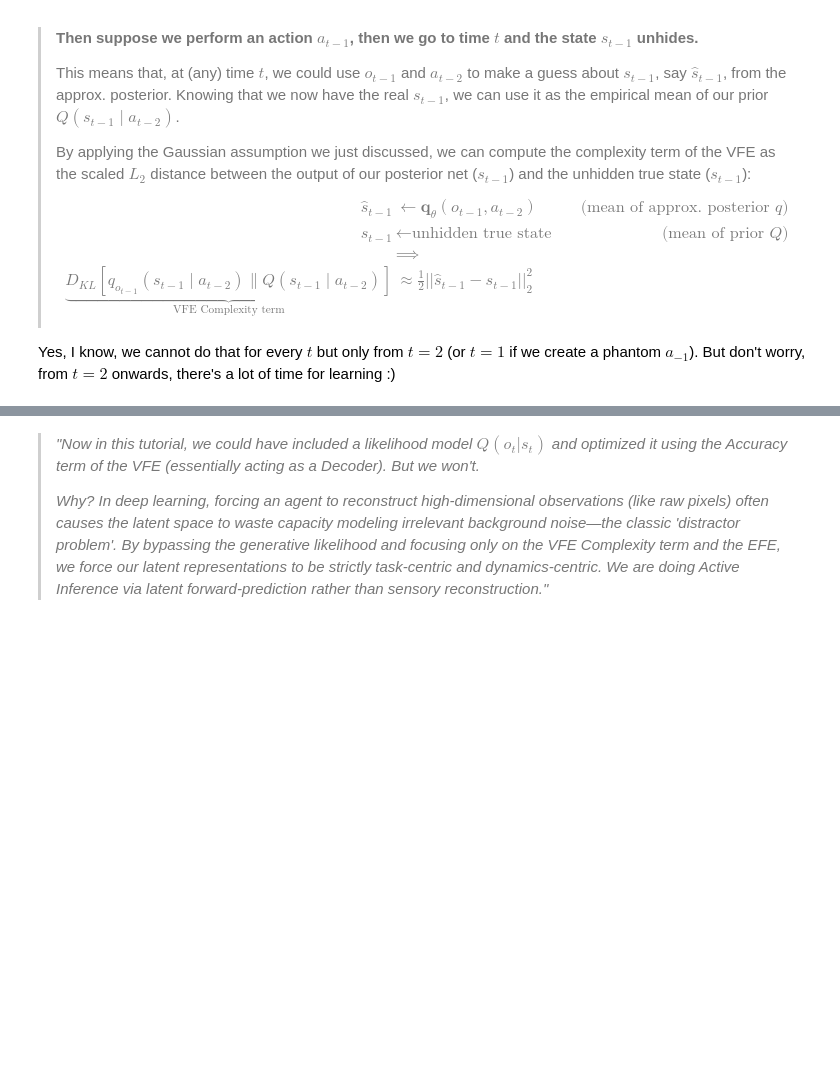
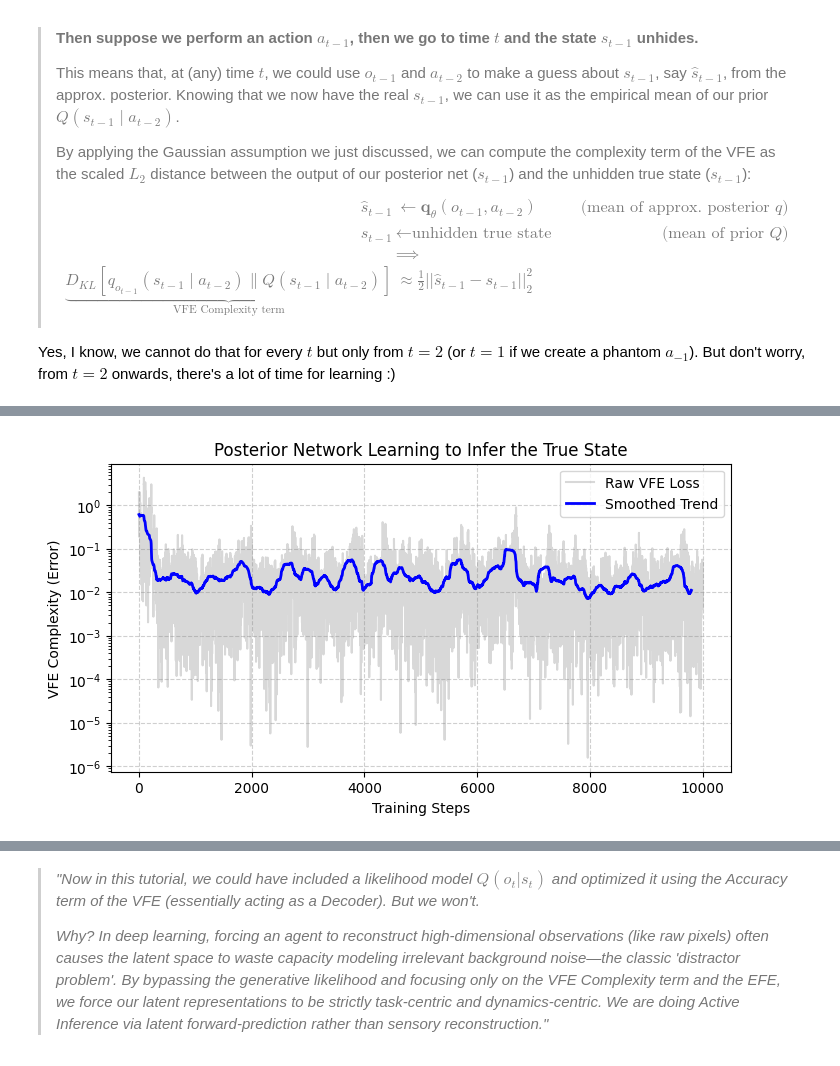
Before and after one commit to QwertyJacob/deep_active_inference_tutorial, a Jupyter notebook: main.ipynb, the cells around one changed output, grey strips where cells are left out. Drawn from its saved outputs; the diff is of its cells as text; code cells hidden in the pictures; blank space fills up the shorter version.

```diff
--- a/main.ipynb
+++ b/main.ipynb
@@ -941,0 +1314,80 @@ Yes, I know, we cannot do that for every $t$ but only from $t=2$ (or $t=1$ if we
+# %%
+import torch.optim as optim
+import matplotlib.pyplot as plt
+import numpy as np
+
+# 1. Re-initialize to ensure we start with a fresh, untrained brain!
+posterior_net = PosteriorNet(obs_dim=2, action_dim=5, state_dim=2).to(device)
+posterior_optimizer = optim.Adam(posterior_net.parameters(), lr=0.002)
+
+# 2. Reset the environment
+env = GridWorld(size=10)
+obs, true_s = env.reset()
+last_action = 0 # Arbitrary initial action
+
+# We will store the losses here to plot them later
+vfe_losses =[]
+
+print("Starting Random Exploration Training for the Posterior Net...\n")
+
+# 3. The Training Loop (1,000 steps of random wandering)
+for step in range(1, 10001):
+
+    # --- A. Format Data for PyTorch ---
+    obs_tensor = torch.FloatTensor(obs).unsqueeze(0).to(device)
+    true_s_tensor = torch.FloatTensor(true_s).unsqueeze(0).to(device)
+
+    # One-hot encode the last action
+    action_tensor = torch.tensor([last_action])
+    action_one_hot = F.one_hot(action_tensor, num_classes=env.action_space_size).float().to(device)
+
+    # --- B. Forward Pass (Guess the state) ---
+    guessed_state = posterior_net(obs_tensor, action_one_hot)
+
+    # --- C. Compute VFE Complexity (MSE scaled by 0.5) ---
+    vfe_complexity = 0.5 * F.mse_loss(guessed_state, true_s_tensor)
+
+    # --- D. Backpropagation (Update the weights) ---
+    posterior_optimizer.zero_grad()
+    vfe_complexity.backward()
+    posterior_optimizer.step()
+
+    # Save the loss for plotting
+    vfe_losses.append(vfe_complexity.item())
+
+    # --- E. Interact with the Environment ---
+    # Take a completely RANDOM action to explore the grid
+    action = np.random.choice(env.action_space_size)
+    next_obs, next_true_s = env.step(action)
+
+    # Update our variables for the next loop iteration
+    obs = next_obs
+    true_s = next_true_s
+    last_action = action
+
+    # Print progress every 200 steps
+    if step % 200 == 0:
+        guess_print = guessed_state.detach().cpu().numpy()[0].round(1)
+        print(f"Step {step:<4} | Target: {true_s} | Guess: {guess_print} | Loss: {vfe_complexity.item():.4f}")
+
+# 4. Plot the Convergence!
+# Because the environment is naturally noisy, the loss jumps around.
+# We will calculate a "Moving Average" to make the learning curve easier to see.
+def moving_average(data, window_size=200):
+    return np.convolve(data, np.ones(window_size)/window_size, mode='valid')
+
+smoothed_losses = moving_average(vfe_losses)
+
+plt.figure(figsize=(8, 4))
+plt.plot(vfe_losses, alpha=0.3, color='gray', label='Raw VFE Loss')
+plt.plot(smoothed_losses, color='blue', linewidth=2, label='Smoothed Trend')
+plt.title("Posterior Network Learning to Infer the True State")
+plt.xlabel("Training Steps")
+plt.ylabel("VFE Complexity (Error)")
+plt.legend()
+plt.yscale('log')
+plt.grid(True, linestyle='--', alpha=0.6)
+plt.show()
+
+print("\nTraining Complete! The downward trend proves the network learned to filter out the sensor noise.")
+# %% [output]
@@ -941,0 +1411 @@ Yes, I know, we cannot do that for every $t$ but only from $t=2$ (or $t=1$ if we
+[figure, added]
```
Also changed, not shown: parts of 35 cells of this notebook.
